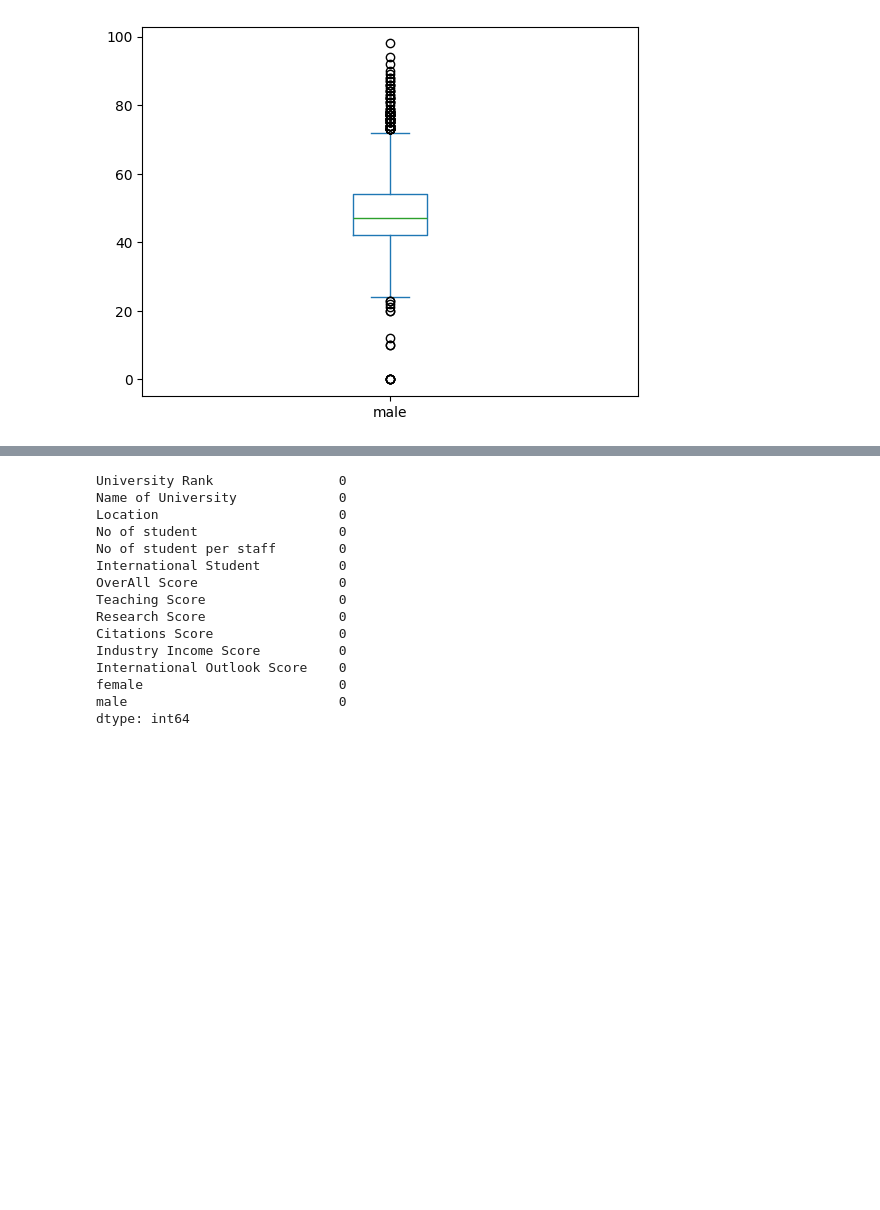
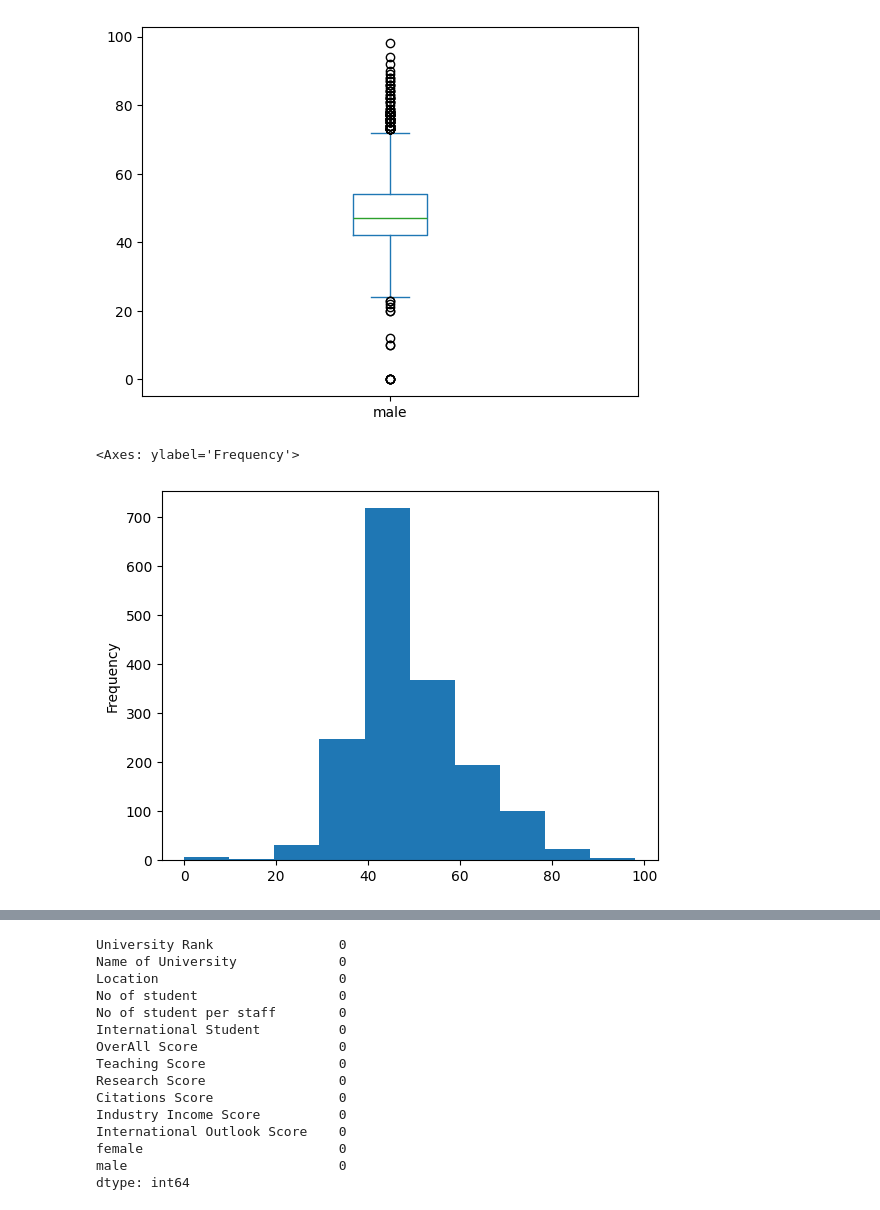
Before and after one commit to yaelgl/Entrega_Final, a Jupyter notebook: h.ipynb, the cells around one changed output, grey strips where cells are left out. Drawn from its saved outputs; the diff is of its cells as text; code cells hidden in the pictures; blank space fills up the shorter version.

```diff
--- a/h.ipynb
+++ b/h.ipynb
@@ -195,3 +205,8 @@ df["male"].plot.box()
 # %% [output]
 <Axes: >
 [figure]
+# %%
+df["male"].plot.hist()
+# %% [output]
+<Axes: ylabel='Frequency'>
+[figure, added]
```
Also changed, not shown: parts of 4 cells of this notebook.
